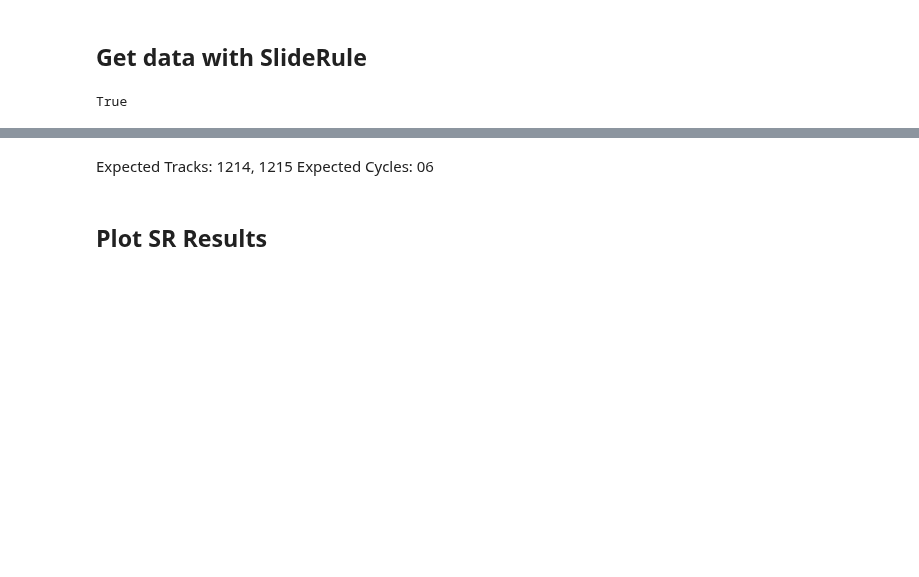
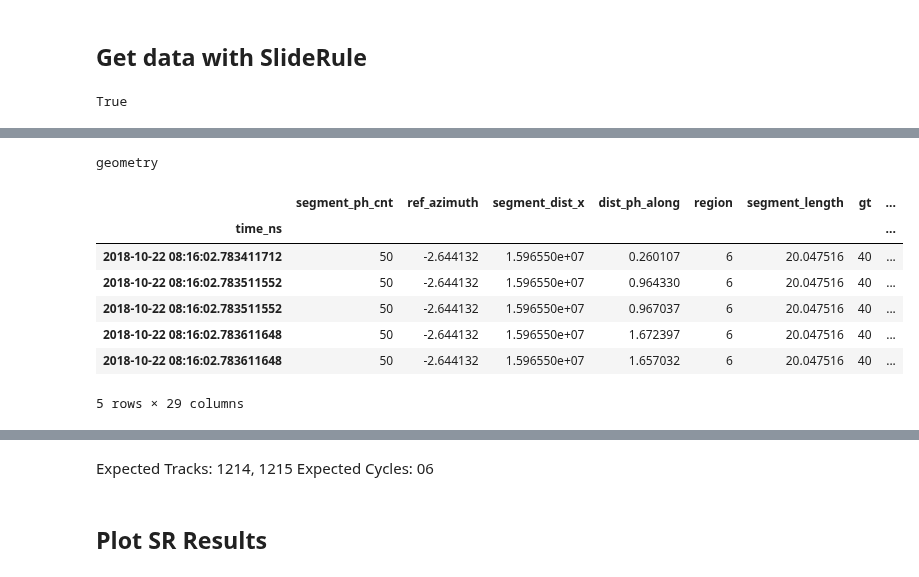
Before and after one commit to icesat2py/aok, a Jupyter notebook: doc/source/example_notebooks/get_SR_data.ipynb, the cells around one changed output, grey strips where cells are left out. Drawn from its saved outputs; the diff is of its cells as text; code cells hidden in the pictures; blank space fills up the shorter version.

```diff
--- a/doc/source/example_notebooks/get_SR_data.ipynb
+++ b/doc/source/example_notebooks/get_SR_data.ipynb
@@ -61,0 +83,2 @@ region = ipx.Query(short_name, spatial_extent, temporal, start_time="06:00:00",
+# %%
+srregion = sliderule.toregion(source = spatial_extent)
@@ -169,0 +281,7 @@ perf_stop = time.perf_counter()
+# %%
+sliderule_req = DataRequest(spatial=srregion["poly"],
+                    date_range=("2018-10-22", "2018-10-26"),
+                    download_dir= "/home/hannah/Documents/Ernakovich_Lab/aok/test_data/")
+#print(sliderule_req)
+parms = sliderule_req.build_atl03_params()
+print(parms)
@@ -170,3 +293,20 @@ perf_stop = time.perf_counter()
+# %%
+gdf = gpd.read_parquet(parms["output"]["path"])
+#print(gdf)
+# %%
+print(output_file.active_geometry_name)
+gdf.head()
+#print(full_parms)
+# %% [output]
+geometry
+|  | segment_ph_cnt | ref_azimuth | segment_dist_x | dist_ph_along | region | segment_length | gt | ... |
+| time_ns |  |  |  |  |  |  |  | ... |
+| 2018-10-22 08:16:02.783411712 | 50 | -2.644132 | 1.596550e+07 | 0.260107 | 6 | 20.047516 | 40 | ... |
+| 2018-10-22 08:16:02.783511552 | 50 | -2.644132 | 1.596550e+07 | 0.964330 | 6 | 20.047516 | 40 | ... |
+| 2018-10-22 08:16:02.783511552 | 50 | -2.644132 | 1.596550e+07 | 0.967037 | 6 | 20.047516 | 40 | ... |
+| 2018-10-22 08:16:02.783611648 | 50 | -2.644132 | 1.596550e+07 | 1.672397 | 6 | 20.047516 | 40 | ... |
+| 2018-10-22 08:16:02.783611648 | 50 | -2.644132 | 1.596550e+07 | 1.657032 | 6 | 20.047516 | 40 | ... |
+5 rows × 29 columns
 # %%
 # Display Statistics
 perf_duration = perf_stop - perf_start
```
Also changed, not shown: parts of 45 cells of this notebook, 5 other files.
